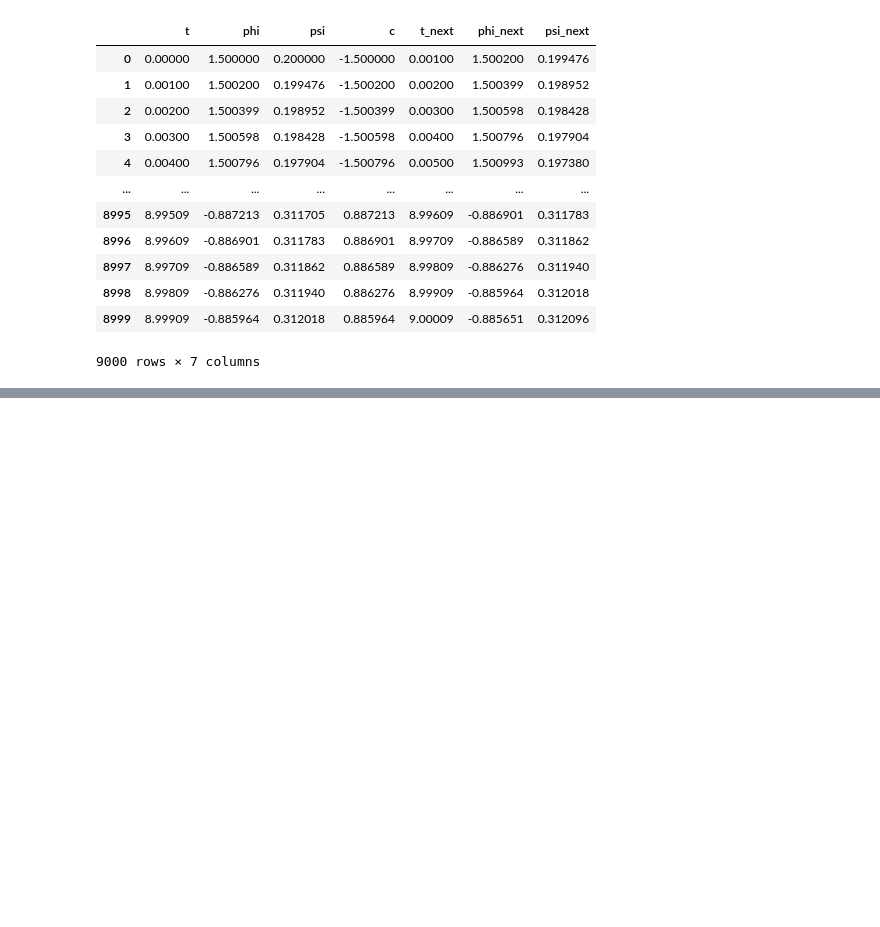
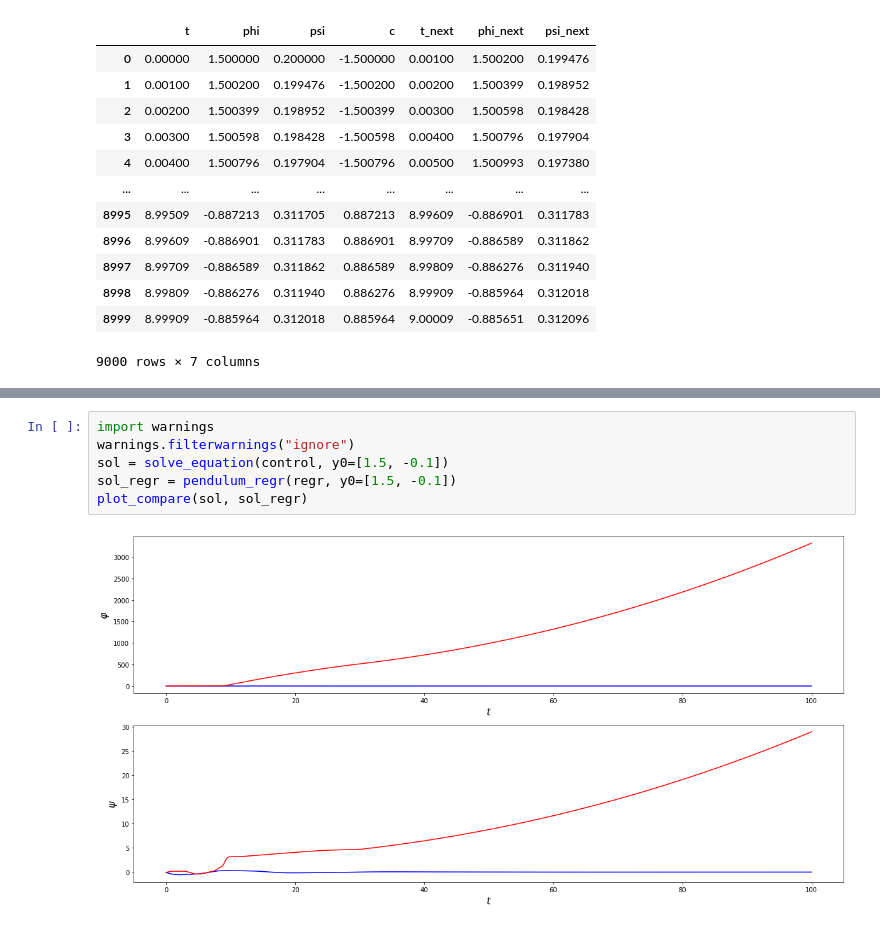
Before and after one commit to stepanshulpin/adaptive_critic, a Jupyter notebook: pendulum.ipynb, the cells around one changed output, grey strips where cells are left out. Saved outputs shown, nothing was run; the diff lists cells and outputs as text; blank space fills up the shorter version.

```diff
--- a/pendulum.ipynb
+++ b/pendulum.ipynb
@@ -245,0 +311,8 @@ df.head(9000)
+# %%
+import warnings
+warnings.filterwarnings("ignore")
+sol = solve_equation(control, y0=[1.5, -0.1])
+sol_regr = pendulum_regr(regr, y0=[1.5, -0.1])
+plot_compare(sol, sol_regr)
+# %% [output]
+[figure, added]
```
Also changed, not shown: parts of 10 cells of this notebook.
